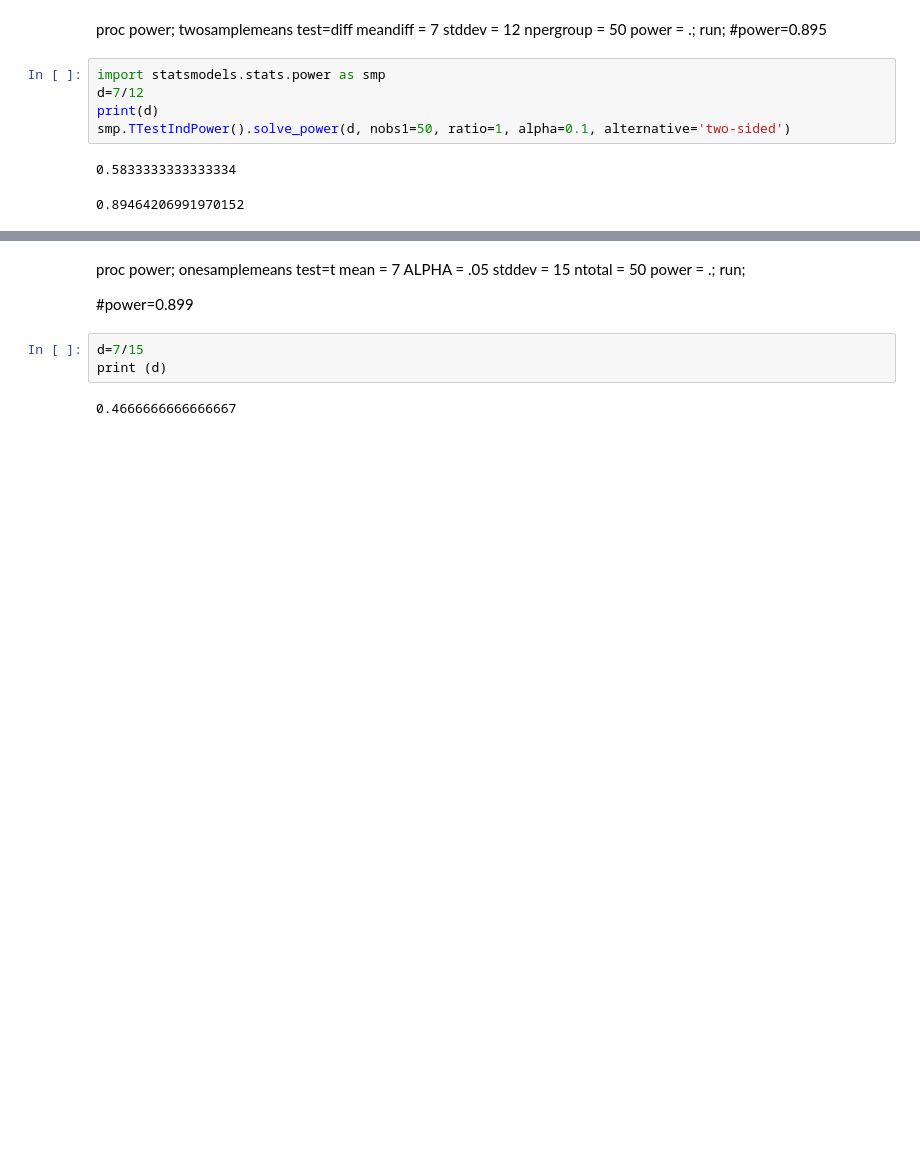
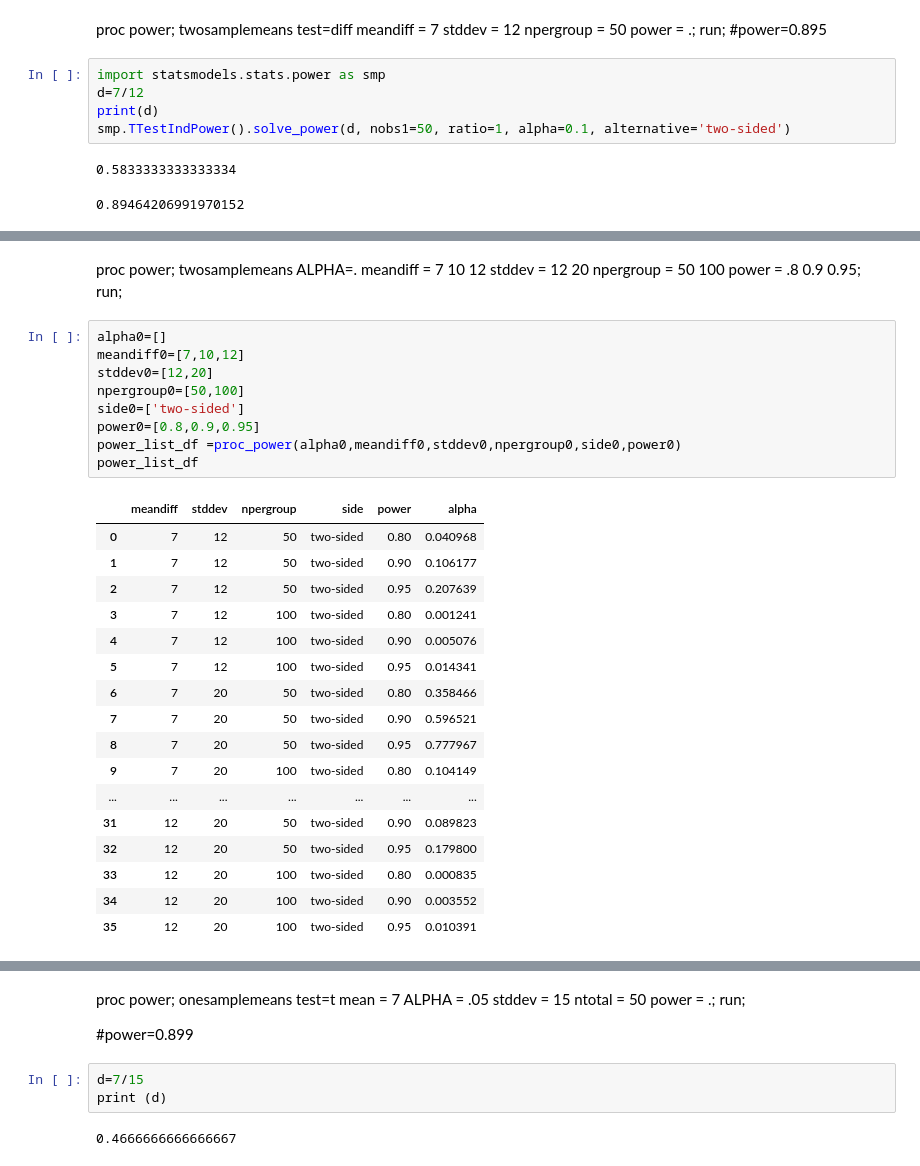
Before and after one commit to qiuqm/titanic, a Jupyter notebook: sample size calculation.ipynb, the cells around one changed output, grey strips where cells are left out. Cells and saved outputs as stored; diff of their text form; blank space fills up the shorter version.

```diff
--- a/sample size calculation.ipynb
+++ b/sample size calculation.ipynb
@@ -17,0 +97,36 @@ smp.TTestIndPower().solve_power(d, nobs1=50, ratio=1, alpha=0.1, alternative='tw
+# %% [markdown]
+proc power;
+      twosamplemeans
+         ALPHA=.
+         meandiff = 7 10 12
+         stddev = 12 20
+         npergroup = 50 100
+         power = .8 0.9 0.95;
+run;
+# %%
+alpha0=[]
+meandiff0=[7,10,12]
+stddev0=[12,20]
+npergroup0=[50,100]
+side0=['two-sided']
+power0=[0.8,0.9,0.95]
+power_list_df =proc_power(alpha0,meandiff0,stddev0,npergroup0,side0,power0)
+power_list_df
+# %% [output]
+|  | meandiff | stddev | npergroup | side | power | alpha |
+| 0 | 7 | 12 | 50 | two-sided | 0.80 | 0.040968 |
+| 1 | 7 | 12 | 50 | two-sided | 0.90 | 0.106177 |
+| 2 | 7 | 12 | 50 | two-sided | 0.95 | 0.207639 |
+| 3 | 7 | 12 | 100 | two-sided | 0.80 | 0.001241 |
+| 4 | 7 | 12 | 100 | two-sided | 0.90 | 0.005076 |
+| 5 | 7 | 12 | 100 | two-sided | 0.95 | 0.014341 |
+| 6 | 7 | 20 | 50 | two-sided | 0.80 | 0.358466 |
+| 7 | 7 | 20 | 50 | two-sided | 0.90 | 0.596521 |
+| 8 | 7 | 20 | 50 | two-sided | 0.95 | 0.777967 |
+| 9 | 7 | 20 | 100 | two-sided | 0.80 | 0.104149 |
+| ... | ... | ... | ... | ... | ... | ... |
+| 31 | 12 | 20 | 50 | two-sided | 0.90 | 0.089823 |
+| 32 | 12 | 20 | 50 | two-sided | 0.95 | 0.179800 |
+| 33 | 12 | 20 | 100 | two-sided | 0.80 | 0.000835 |
+| 34 | 12 | 20 | 100 | two-sided | 0.90 | 0.003552 |
+| 35 | 12 | 20 | 100 | two-sided | 0.95 | 0.010391 |
```
Also changed, not shown: parts of 8 cells of this notebook.
